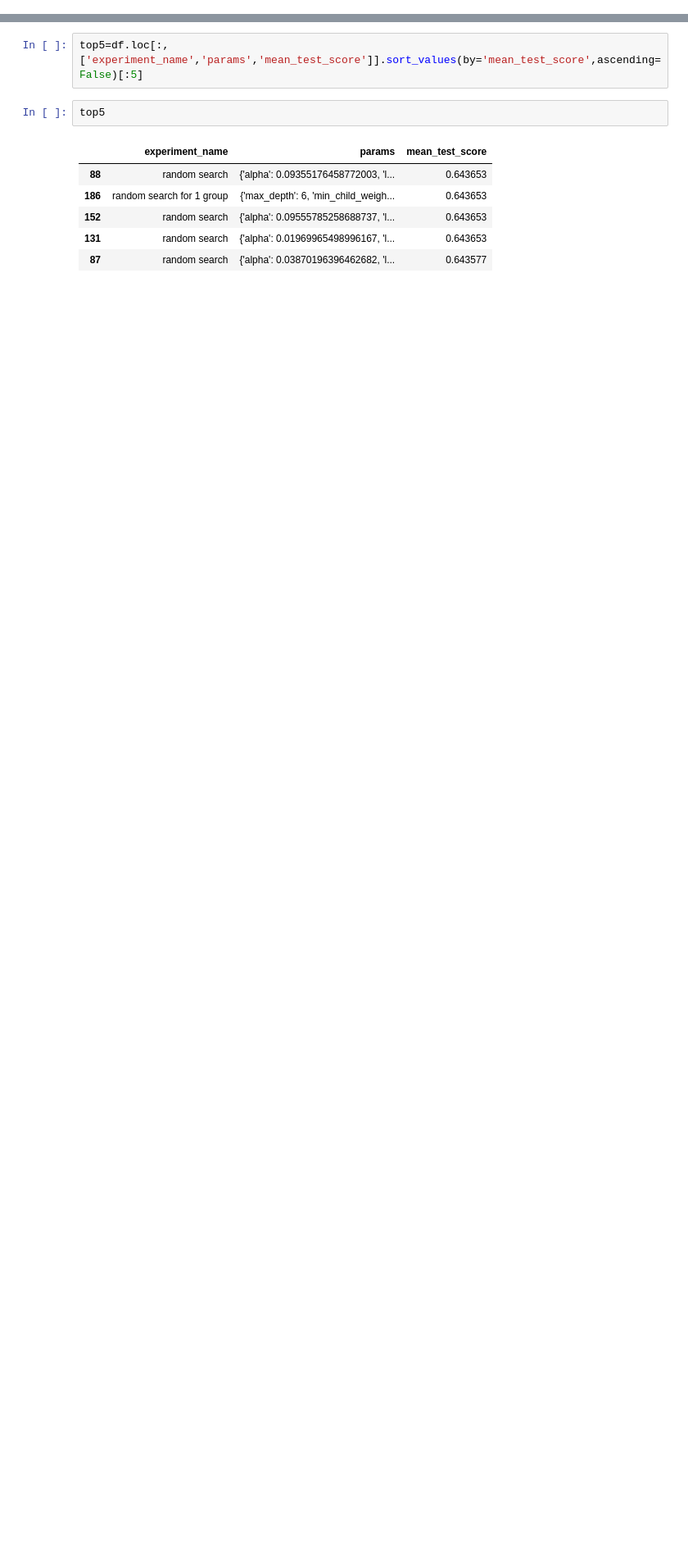
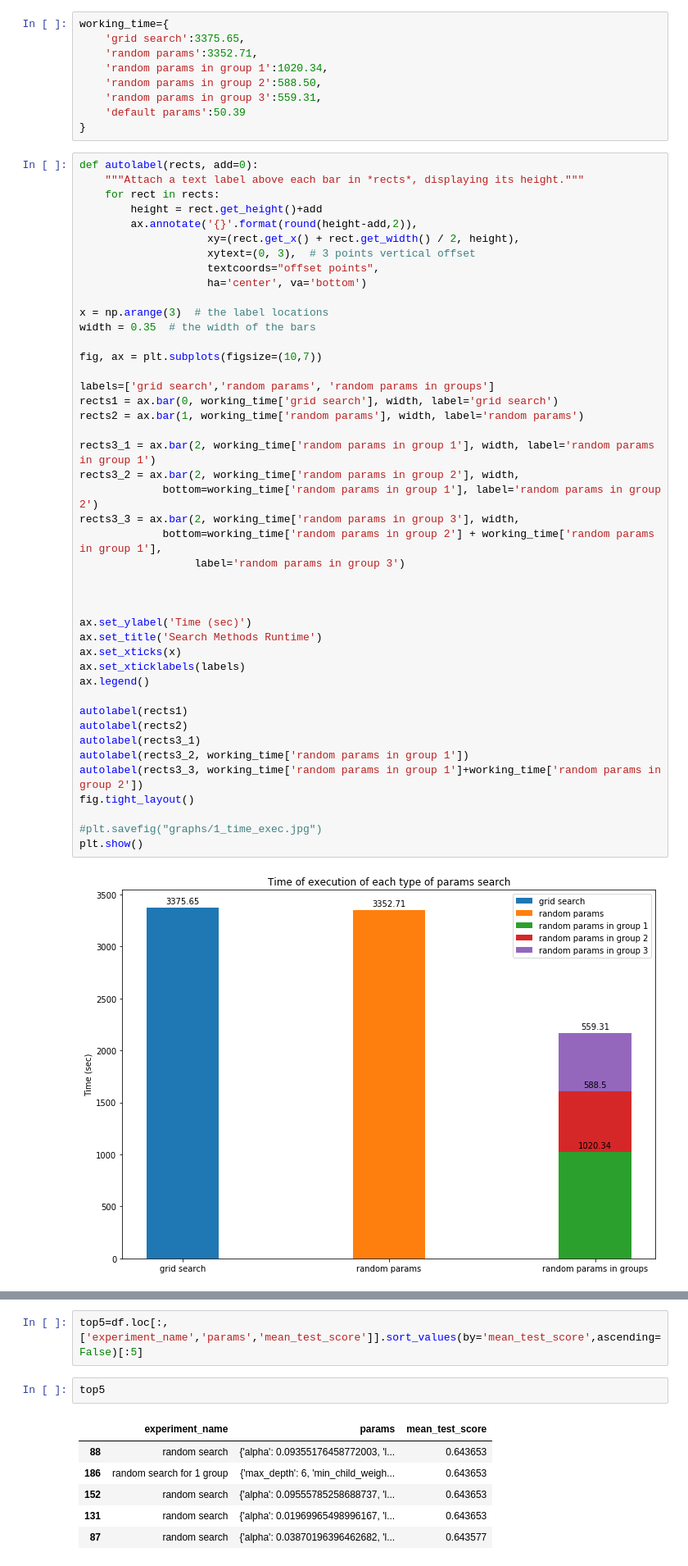
Before and after one commit to HollowPrincess/GradBoostOptim, a Jupyter notebook: xgboost_test_1_analysis.ipynb, the cells around one changed output, grey strips where cells are left out. Shown at 82% size. Drawn from its saved outputs; the diff is of its cells as text; blank space fills up the shorter version.

Commit message:
Some additions in graphs

```diff
--- a/xgboost_test_1_analysis.ipynb
+++ b/xgboost_test_1_analysis.ipynb
@@ -25,0 +6,55 @@ array(['grid search', 'random search', 'random search for 1 group',
+# %%
+working_time={
+    'grid search':3375.65,
+    'random params':3352.71,
+    'random params in group 1':1020.34,
+    'random params in group 2':588.50,
+    'random params in group 3':559.31,
+    'default params':50.39
+}
+# %%
+def autolabel(rects, add=0):
+    """Attach a text label above each bar in *rects*, displaying its height."""
+    for rect in rects:
+        height = rect.get_height()+add
+        ax.annotate('{}'.format(round(height-add,2)),
+                    xy=(rect.get_x() + rect.get_width() / 2, height),
+                    xytext=(0, 3),  # 3 points vertical offset
+                    textcoords="offset points",
+                    ha='center', va='bottom')
+
+x = np.arange(3)  # the label locations
+width = 0.35  # the width of the bars
+
+fig, ax = plt.subplots(figsize=(10,7))
+
+labels=['grid search','random params', 'random params in groups']
+rects1 = ax.bar(0, working_time['grid search'], width, label='grid search')
+rects2 = ax.bar(1, working_time['random params'], width, label='random params')
+
+rects3_1 = ax.bar(2, working_time['random params in group 1'], width, label='random params in group 1')
+rects3_2 = ax.bar(2, working_time['random params in group 2'], width,
+             bottom=working_time['random params in group 1'], label='random params in group 2')
+rects3_3 = ax.bar(2, working_time['random params in group 3'], width,
+             bottom=working_time['random params in group 2'] + working_time['random params in group 1'],
+                  label='random params in group 3')
+
+
+
+ax.set_ylabel('Time (sec)')
+ax.set_title('Search Methods Runtime')
+ax.set_xticks(x)
+ax.set_xticklabels(labels)
+ax.legend()
+
+autolabel(rects1)
+autolabel(rects2)
+autolabel(rects3_1)
+autolabel(rects3_2, working_time['random params in group 1'])
+autolabel(rects3_3, working_time['random params in group 1']+working_time['random params in group 2'])
+fig.tight_layout()
+
+#plt.savefig("graphs/1_time_exec.jpg")
+plt.show()
+# %% [output]
+[figure, added]
```
Also changed, not shown: parts of 6 cells of this notebook, 1 other file.
